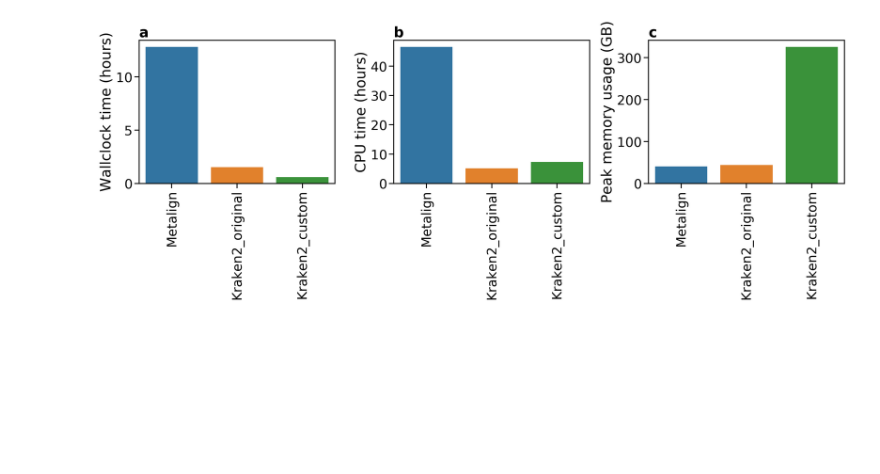
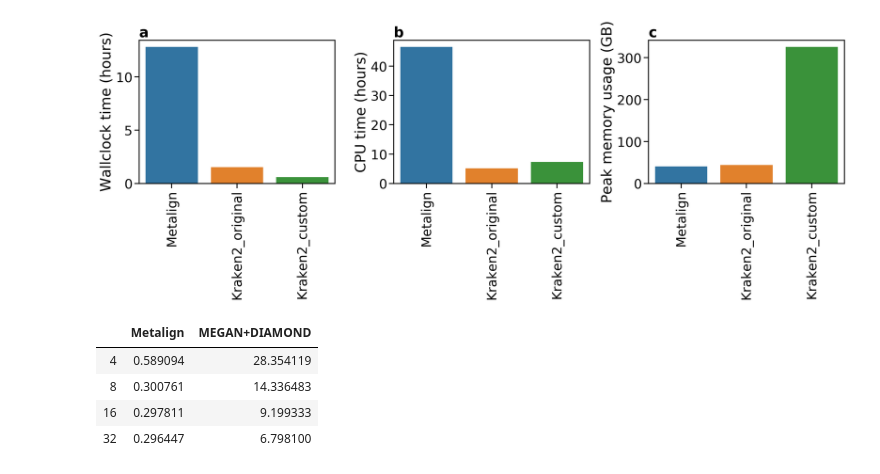
Before and after one commit to nlapier2/metalign_paper_replication, a Jupyter notebook: paper_plots.ipynb, the cells around one changed output. Saved outputs shown, nothing was run; the diff lists cells and outputs as text; code cells hidden in the pictures; blank space fills up the shorter version.

```diff
--- a/paper_plots.ipynb
+++ b/paper_plots.ipynb
@@ -423,3 +423,12 @@ ax.set_title('c', loc='left', fontweight='bold')
 plt.savefig("figures/custom_timing_mem.png", bbox_inches='tight')
 # %% [output]
 [figure]
+# %%
+thread_wallclock_timing = pd.read_csv('plot_inputs/thread_scaling_wallclock_time.txt', sep='\t', index_col=0).T
+thread_wallclock_timing
+# %% [output]
+|  | Metalign | MEGAN+DIAMOND |
+| 4 | 0.589094 | 28.354119 |
+| 8 | 0.300761 | 14.336483 |
+| 16 | 0.297811 | 9.199333 |
+| 32 | 0.296447 | 6.798100 |
```
Also changed, not shown: parts of 2 cells of this notebook, 17 other files.
